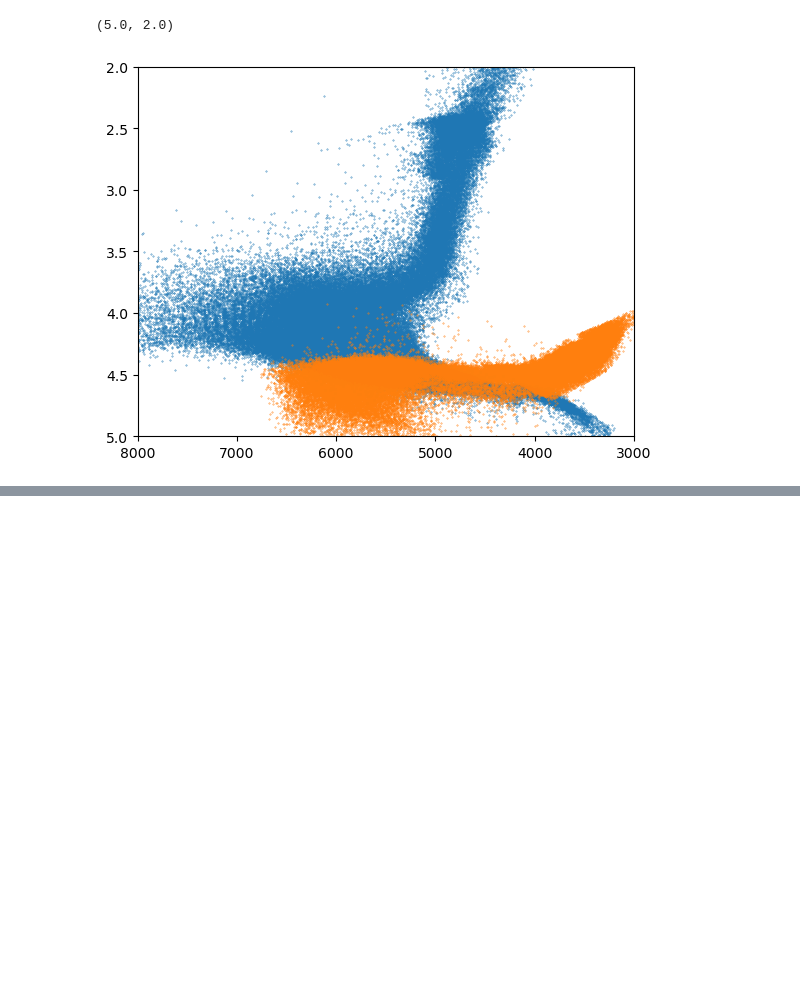
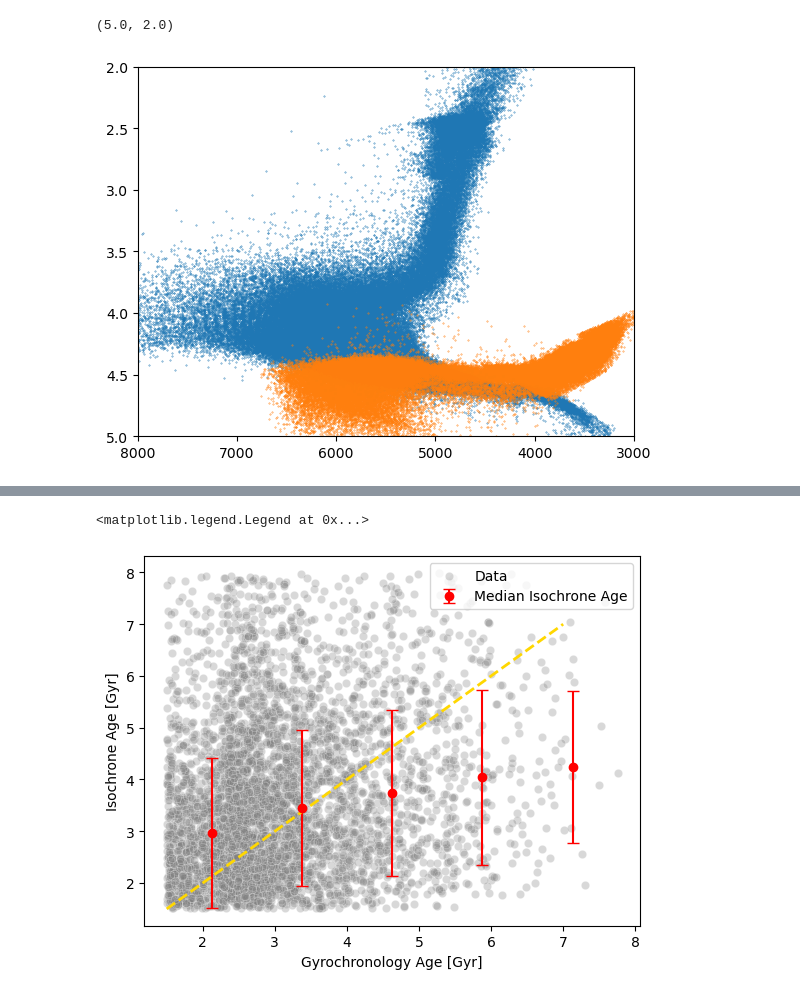
Before and after one commit to sangeethankumar/Astronomy, a Jupyter notebook: Exoplanet Occurrence Rate/Figure 1 Reproduce.ipynb, the cells around one changed output, grey strips where cells are left out. Cells and saved outputs as stored; diff of their text form; code cells hidden in the pictures; blank space fills up the shorter version.

```diff
--- a/Exoplanet Occurrence Rate/Figure 1 Reproduce.ipynb
+++ b/Exoplanet Occurrence Rate/Figure 1 Reproduce.ipynb
@@ -200,0 +225,14 @@ isc_quality.dropna(subset=['[Fe/H]'])
+# %%
+bin_means, bin_edges, _ = stats.binned_statistic(df['Age_gyc'], df['Age_iso'], statistic='median', bins=5)
+bin_stds, _, _ = stats.binned_statistic(df['Age_gyc'], df['Age_iso'], statistic='std', bins=5)
+bin_centers = (bin_edges[:-1] + bin_edges[1:]) / 2
+sns.scatterplot(x=df['Age_gyc'], y=df['Age_iso'], alpha=0.3, label="Data", color="gray")
+plt.errorbar(bin_centers, bin_means, yerr=bin_stds, fmt='o', color='red', capsize=4, label="Median Isochrone Age")
+x = np.linspace(1.5, 7, 100)
+plt.plot(x, x, color='gold', linewidth=2, linestyle='--')
+plt.xlabel("Gyrochronology Age [Gyr]")
+plt.ylabel("Isochrone Age [Gyr]")
+plt.legend()
+# %% [output]
+<matplotlib.legend.Legend at 0x...>
+[figure, added]
```
Also changed, not shown: parts of 12 cells of this notebook.
